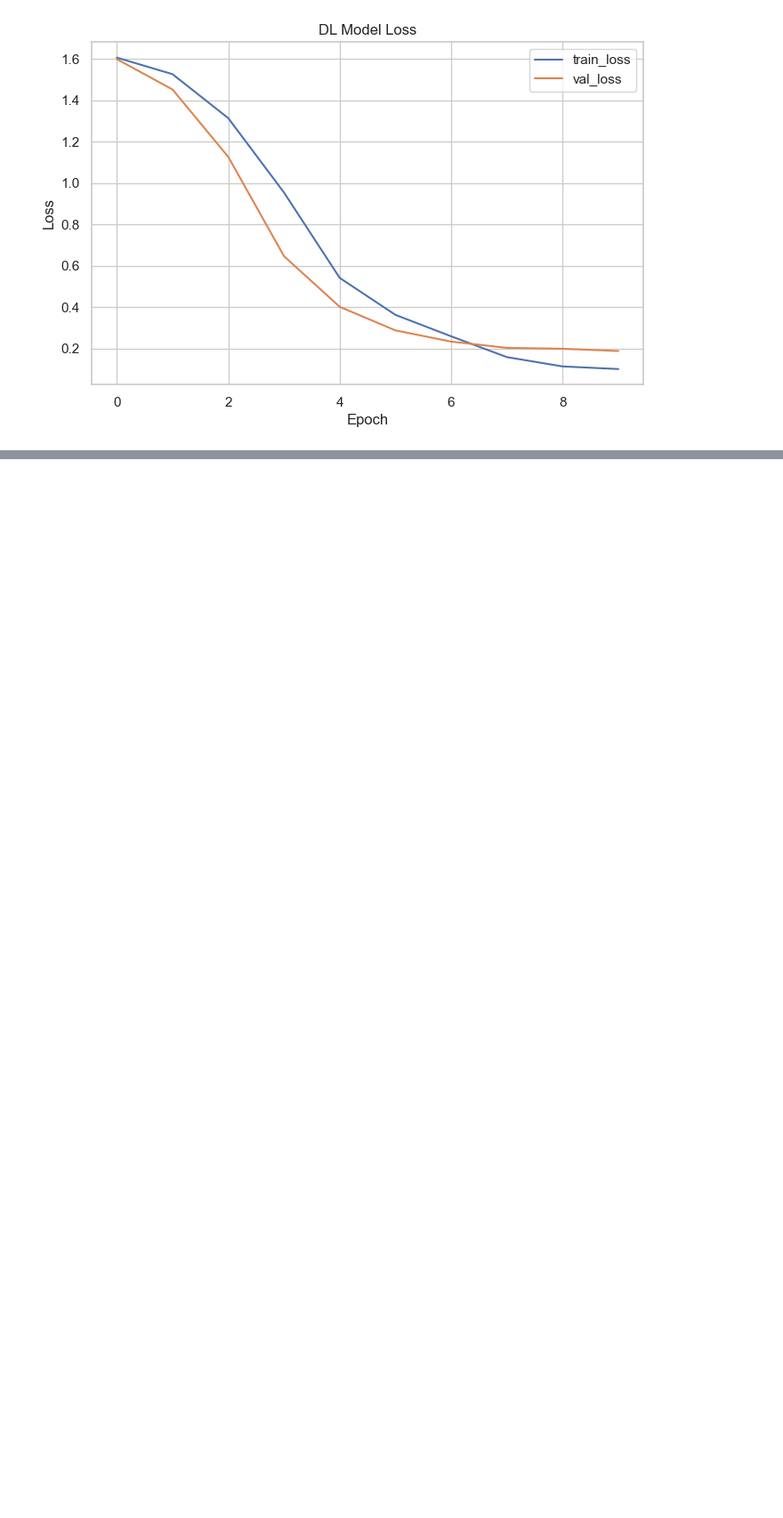
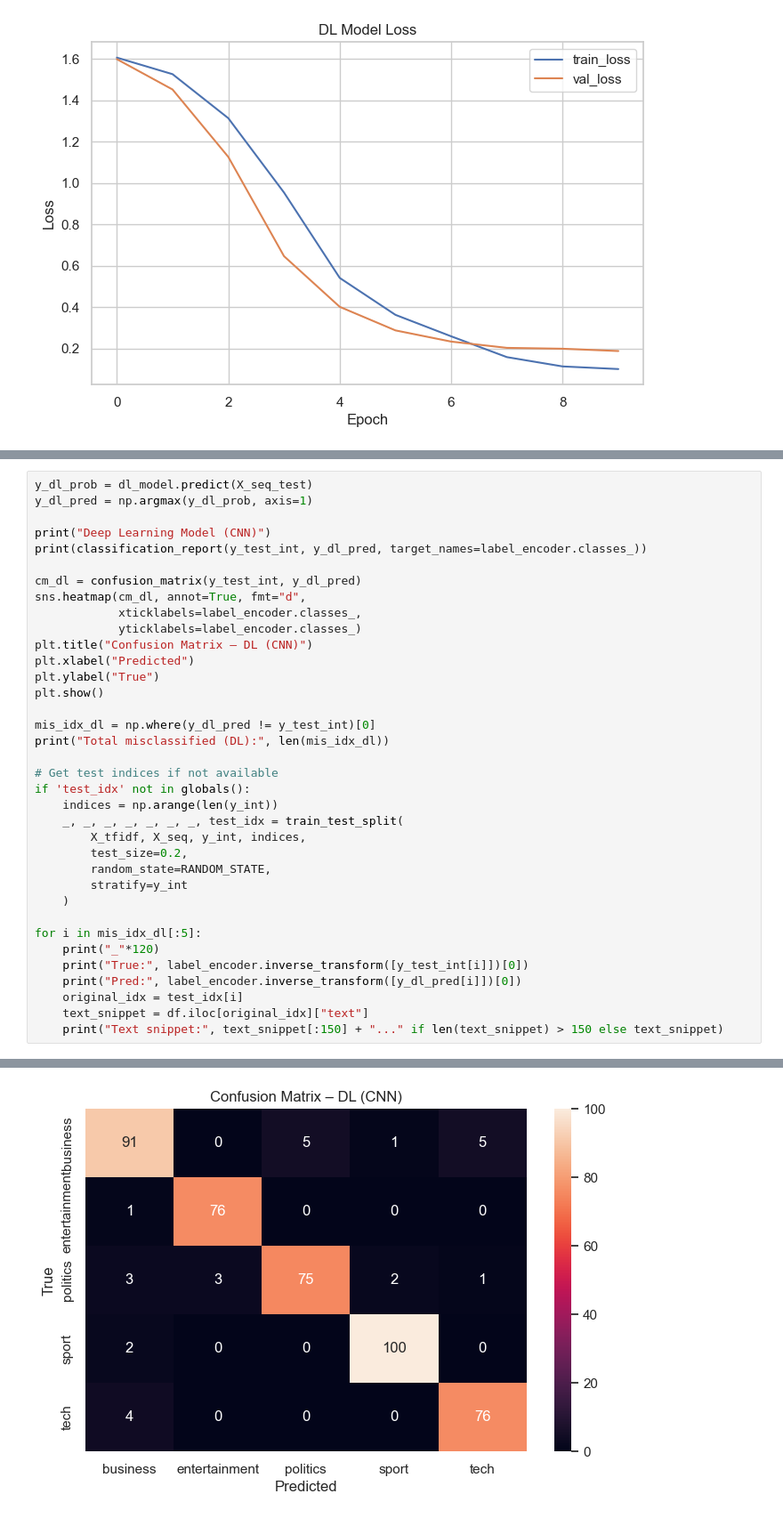
Before and after one commit to Ainedembe-Denis/BBC-News-Summary-ML-DL-Project, a Jupyter notebook: bbc_news_ml_dl_rl.ipynb, the cells around one changed output, grey strips where cells are left out. Shown at 89% size. Saved outputs shown, nothing was run; the diff lists cells and outputs as text; blank space fills up the shorter version.

Commit message:
Evaluate DL model + F1 + confusion matrix + misclassified

```diff
--- a/bbc_news_ml_dl_rl.ipynb
+++ b/bbc_news_ml_dl_rl.ipynb
@@ -433,0 +436,37 @@ Epoch 10/10
+# %%
+y_dl_prob = dl_model.predict(X_seq_test)
+y_dl_pred = np.argmax(y_dl_prob, axis=1)
+
+print("Deep Learning Model (CNN)")
+print(classification_report(y_test_int, y_dl_pred, target_names=label_encoder.classes_))
+
+cm_dl = confusion_matrix(y_test_int, y_dl_pred)
+sns.heatmap(cm_dl, annot=True, fmt="d",
+            xticklabels=label_encoder.classes_,
+            yticklabels=label_encoder.classes_)
+plt.title("Confusion Matrix – DL (CNN)")
+plt.xlabel("Predicted")
+plt.ylabel("True")
+plt.show()
+
+mis_idx_dl = np.where(y_dl_pred != y_test_int)[0]
+print("Total misclassified (DL):", len(mis_idx_dl))
+
+# Get test indices if not available
+if 'test_idx' not in globals():
+    indices = np.arange(len(y_int))
+    _, _, _, _, _, _, _, test_idx = train_test_split(
+        X_tfidf, X_seq, y_int, indices,
+        test_size=0.2,
+        random_state=RANDOM_STATE,
+        stratify=y_int
+    )
+
+for i in mis_idx_dl[:5]:
+    print("_"*120)
+    print("True:", label_encoder.inverse_transform([y_test_int[i]])[0])
+    print("Pred:", label_encoder.inverse_transform([y_dl_pred[i]])[0])
+    original_idx = test_idx[i]
+    text_snippet = df.iloc[original_idx]["text"]
+    print("Text snippet:", text_snippet[:150] + "..." if len(text_snippet) > 150 else text_snippet)
+# %% [output]
@@ -433,0 +486 @@ Epoch 10/10
+[figure, added]
```
Also changed, not shown: parts of 2 cells of this notebook.
